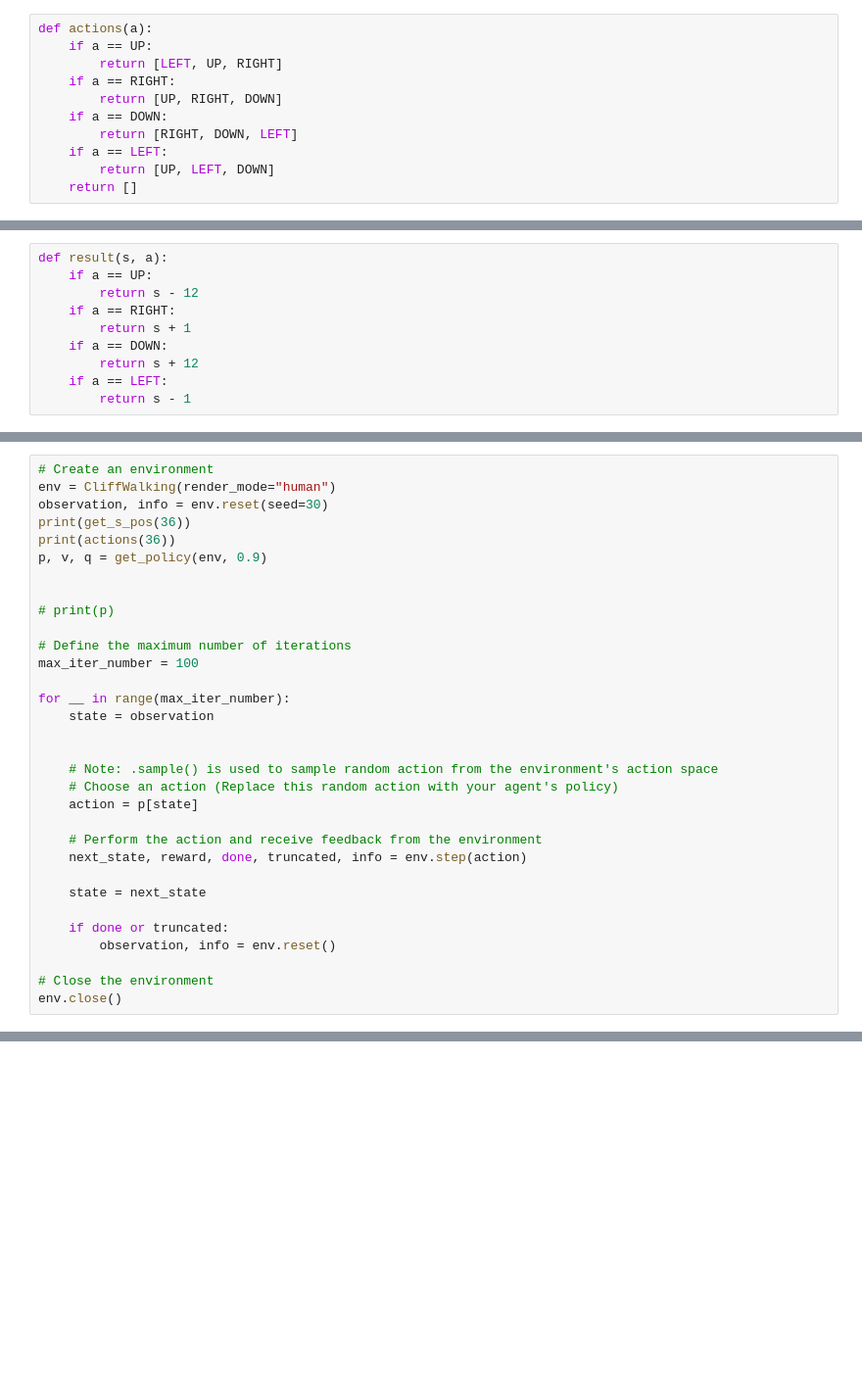
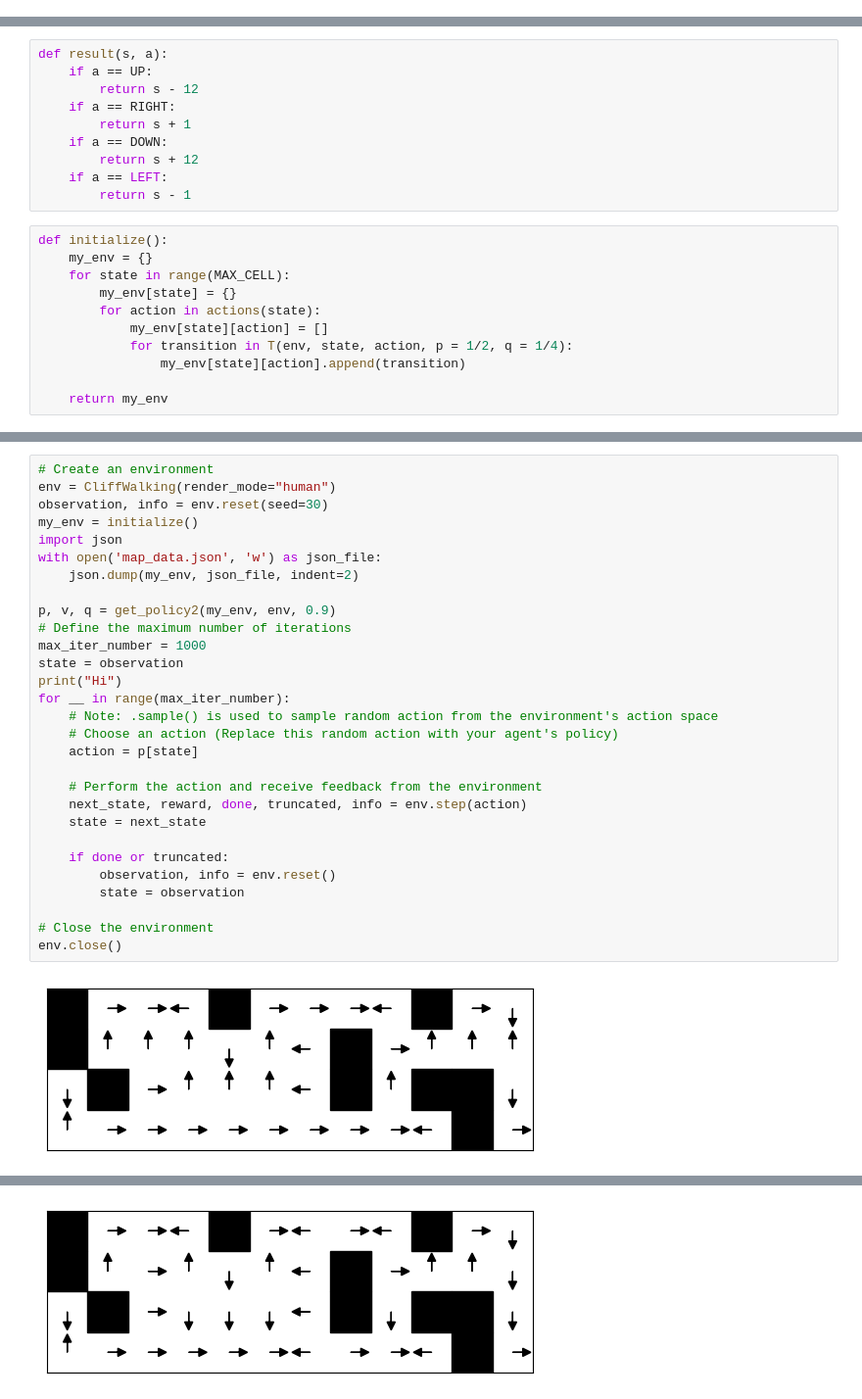
Before and after one commit to InFluX-M/UIAI-MDP, a Jupyter notebook: MDP.ipynb, the cells around one changed output, grey strips where cells are left out. Shown at 98% size. Saved outputs shown, nothing was run; the diff lists cells and outputs as text; blank space fills up the shorter version.

Commit message:
Add Policy Iteration Algorithm and Enviroment

```diff
--- a/MDP.ipynb
+++ b/MDP.ipynb
@@ -256,17 +255,6 @@ def draw_values(data, cell_width=1, cell_height=1):
     plt.ylabel('Rows')
     plt.grid(visible=False)
     plt.show()
-# %%
-def actions(a):
-    if a == UP:
-        return [LEFT, UP, RIGHT]
-    if a == RIGHT:
-        return [UP, RIGHT, DOWN]
-    if a == DOWN:
-        return [RIGHT, DOWN, LEFT]
-    if a == LEFT:
-        return [UP, LEFT, DOWN]
-    return []
 # %%
 def get_s_pos(s):
     r = s // 12
@@ -301,6 +347,17 @@ def result(s, a):
         return s + 12
     if a == LEFT:
         return s - 1
+# %%
+def initialize():
+    my_env = {}
+    for state in range(MAX_CELL):
+        my_env[state] = {}
+        for action in actions(state):
+            my_env[state][action] = []
+            for transition in T(env, state, action, p = 1/2, q = 1/4):
+                my_env[state][action].append(transition)
+
+    return my_env
 # %%
 def get_policy(env, discount_factor):
     v = {} # cell number => state value
@@ -350,33 +536,31 @@ def get_policy(env, discount_factor):
 # %%
 # Create an environment
 env = CliffWalking(render_mode="human")
 observation, info = env.reset(seed=30)
-print(get_s_pos(36))
-print(actions(36))
-p, v, q = get_policy(env, 0.9)
+my_env = initialize()
+import json
+with open('map_data.json', 'w') as json_file:
+    json.dump(my_env, json_file, indent=2)
 
-
-# print(p)
-
+p, v, q = get_policy2(my_env, env, 0.9)
 # Define the maximum number of iterations
-max_iter_number = 100
-
+max_iter_number = 1000
+state = observation
+print("Hi")
 for __ in range(max_iter_number):
-    state = observation
-
-
     # Note: .sample() is used to sample random action from the environment's action space
     # Choose an action (Replace this random action with your agent's policy)
     action = p[state]
 
     # Perform the action and receive feedback from the environment
     next_state, reward, done, truncated, info = env.step(action)
-
     state = next_state
 
     if done or truncated:
         observation, info = env.reset()
+        state = observation
 
 # Close the environment
 env.close()
 # %% [output]
+[figure, added]
@@ -382,0 +568 @@ env.close()
+[figure, added]
```
Also changed, not shown: parts of 16 cells of this notebook.
